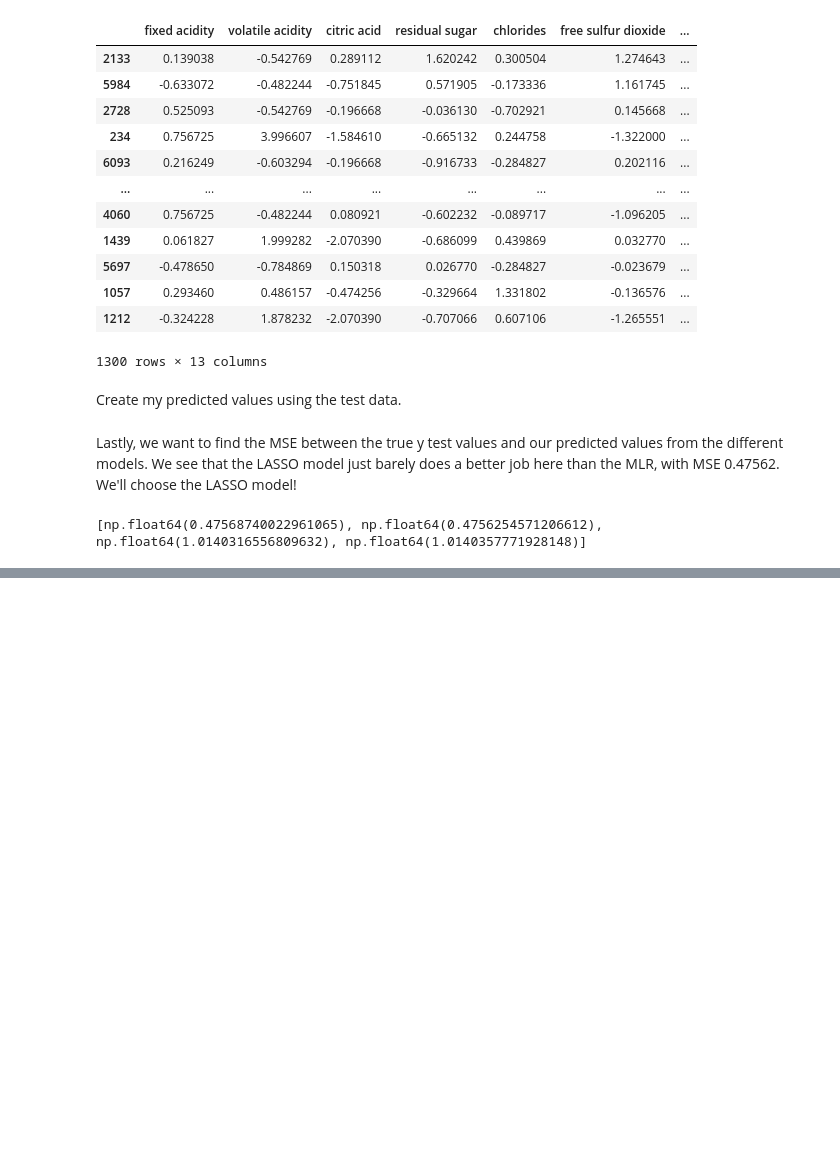
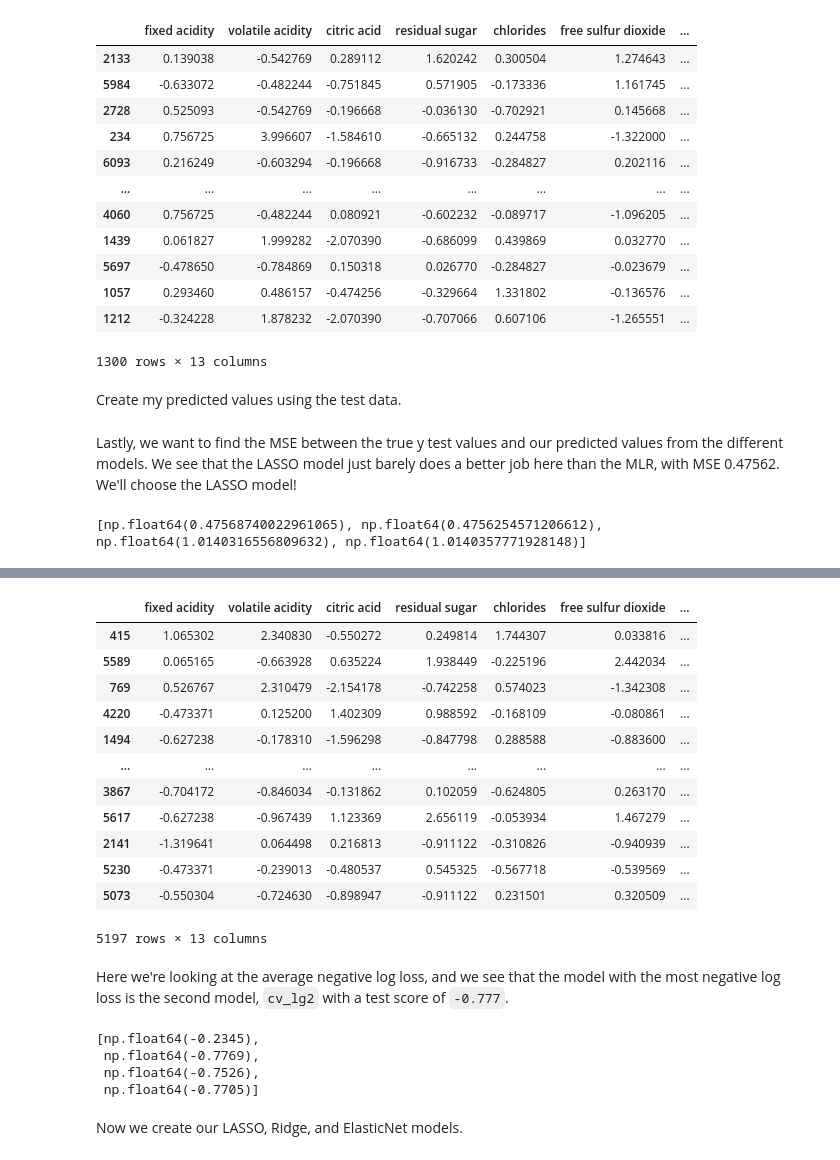
Before and after one commit to ewarren38/HW7_WarrenE, a Jupyter notebook: HW7_WarrenE.ipynb, the cells around one changed output, grey strips where cells are left out. Cells and saved outputs as stored; diff of their text form; code cells hidden in the pictures; blank space fills up the shorter version.

```diff
--- a/HW7_WarrenE.ipynb
+++ b/HW7_WarrenE.ipynb
@@ -410,0 +419,10 @@ print([np.sqrt(mean_squared_error(y_test, mlr_pred)),
+# %%
+# get our dummy response variable
+wine["isRed"] = pd.get_dummies(data = wine['type'])['red']
+
+X_train2, X_test2, y_train2, y_test2 = train_test_split(
+  wine.drop(["type", "quality", "isRed"], axis = 1), # axis = 1 means you're dropping a column.
+  wine["isRed"], # use alcohol as our response
+  test_size=0.20, # 80 / 20 split
+  random_state=41, # setting a seed
+  stratify = wine["isRed"]) # our stratify column
@@ -410,0 +463,27 @@ print([np.sqrt(mean_squared_error(y_test, mlr_pred)),
+# %%
+# For all the variables in our x training dataset, replace the variable with itself
+# minus (elementwise) the mean of itself, divided by the standard deviation of itself
+# which we specify by axis = 0 so that these calculations are done up and down the rows
+# of a variable.
+X_train_standardized = X_train2.apply(lambda x: (x-np.mean(x))/np.std(x), axis = 0) # axis = 0 means we take in columns
+
+# Replace our training dataset with the standardized version
+# Create our polynomial and interaction columns to test out
+X_train2 = X_train_standardized
+X_train2["chlor_sulph_int"] = X_train2["chlorides"]*X_train2["sulphates"]
+X_train2["pH_square"] = X_train2["pH"]**2
+X_train2
+# %% [output]
+|  | fixed acidity | volatile acidity | citric acid | residual sugar | chlorides | free sulfur dioxide | ... |
+| 415 | 1.065302 | 2.340830 | -0.550272 | 0.249814 | 1.744307 | 0.033816 | ... |
+| 5589 | 0.065165 | -0.663928 | 0.635224 | 1.938449 | -0.225196 | 2.442034 | ... |
+| 769 | 0.526767 | 2.310479 | -2.154178 | -0.742258 | 0.574023 | -1.342308 | ... |
+| 4220 | -0.473371 | 0.125200 | 1.402309 | 0.988592 | -0.168109 | -0.080861 | ... |
+| 1494 | -0.627238 | -0.178310 | -1.596298 | -0.847798 | 0.288588 | -0.883600 | ... |
+| ... | ... | ... | ... | ... | ... | ... | ... |
+| 3867 | -0.704172 | -0.846034 | -0.131862 | 0.102059 | -0.624805 | 0.263170 | ... |
+| 5617 | -0.627238 | -0.967439 | 1.123369 | 2.656119 | -0.053934 | 1.467279 | ... |
+| 2141 | -1.319641 | 0.064498 | 0.216813 | -0.911122 | -0.310826 | -0.940939 | ... |
+| 5230 | -0.473371 | -0.239013 | -0.480537 | 0.545325 | -0.567718 | -0.539569 | ... |
+| 5073 | -0.550304 | -0.724630 | -0.898947 | -0.911122 | 0.231501 | 0.320509 | ... |
+5197 rows × 13 columns
@@ -410,0 +522,11 @@ print([np.sqrt(mean_squared_error(y_test, mlr_pred)),
+# %% [markdown]
+Here we're looking at the average negative log loss, and we see that the model with the most negative log loss is the second model, `cv_lg2` with a test score of `-0.777`.
+# %%
+[round(cv_lg1['test_score'].sum(),4), round(cv_lg2['test_score'].sum(),4), round(cv_lg3['test_score'].sum(),4), round(cv_lg4['test_score'].sum(),4)]
+# %% [output]
+[np.float64(-0.2345),
+ np.float64(-0.7769),
+ np.float64(-0.7526),
+ np.float64(-0.7705)]
+# %% [markdown]
+Now we create our LASSO, Ridge, and ElasticNet models.
```
Also changed, not shown: parts of 7 cells of this notebook.
